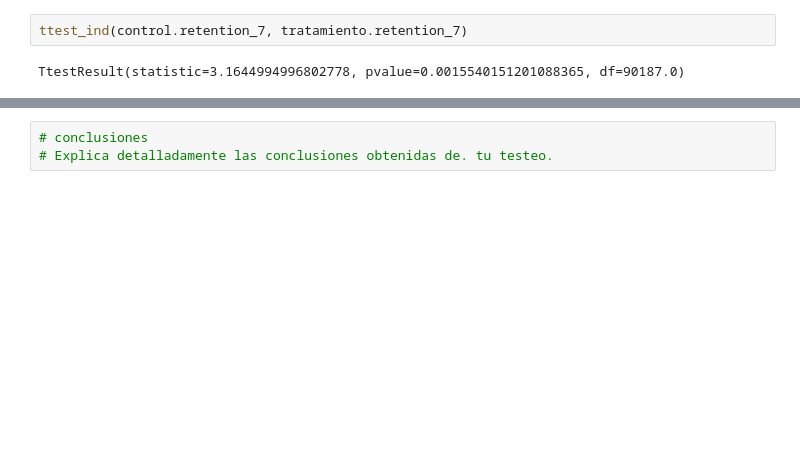
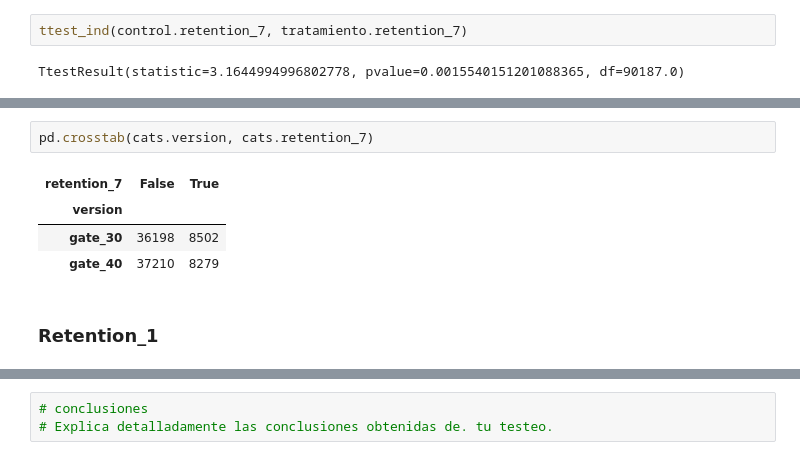
Before and after one commit to Jacobomb/6.4-lab_ab_testing, a Jupyter notebook: lab-ab-test.ipynb, the cells around one changed output, grey strips where cells are left out. Drawn from its saved outputs; the diff is of its cells as text; blank space fills up the shorter version.

```diff
--- a/lab-ab-test.ipynb
+++ b/lab-ab-test.ipynb
@@ -111,0 +123,9 @@ TtestResult(statistic=3.1644994996802778, pvalue=0.0015540151201088365, df=90187
+# %%
+pd.crosstab(cats.version, cats.retention_7)
+# %% [output]
+| retention_7 | False | True |
+| version |  |  |
+| gate_30 | 36198 | 8502 |
+| gate_40 | 37210 | 8279 |
+# %% [markdown]
+### Retention_1
```
Also changed, not shown: parts of 24 cells of this notebook, 1 other file.
